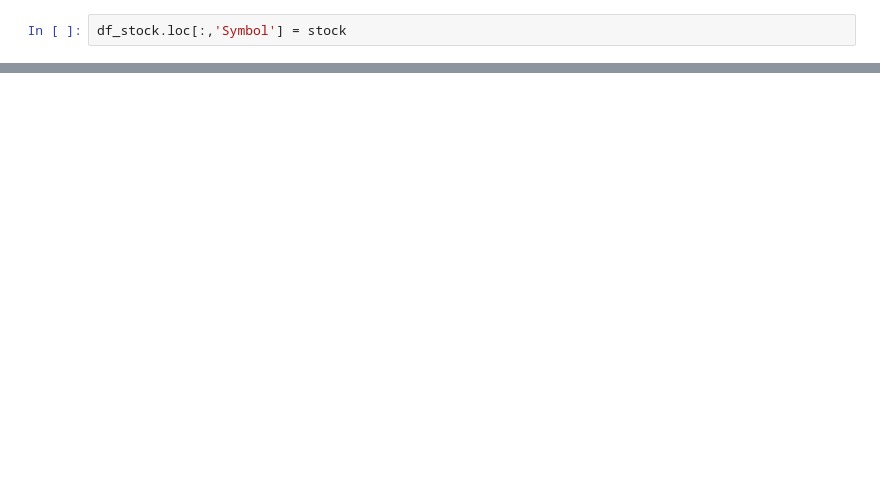
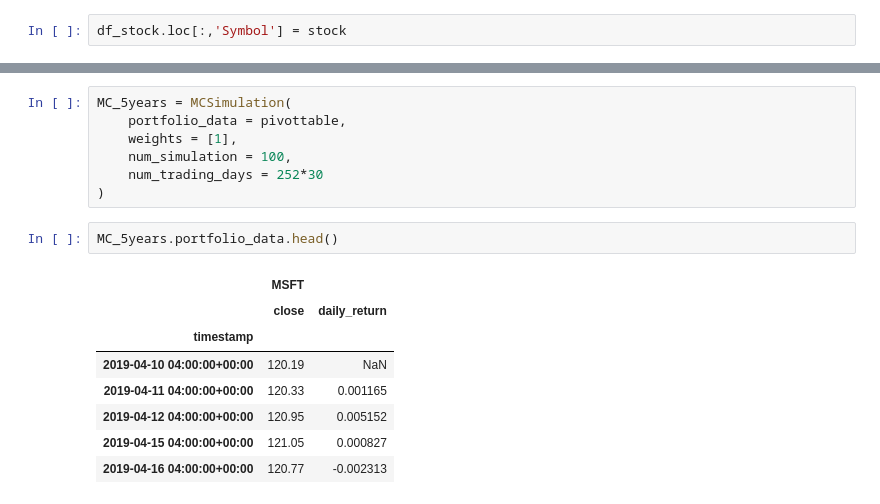
Before and after one commit to nomadic-me/dev.project.runningdigitally.com, a Jupyter notebook: Additional Coding.ipynb, the cells around one changed output, grey strips where cells are left out. Cells and saved outputs as stored; diff of their text form; blank space fills up the shorter version.

```diff
--- a/Additional Coding.ipynb
+++ b/Additional Coding.ipynb
@@ -220,0 +279,18 @@ st.info
+# %%
+MC_5years = MCSimulation(
+    portfolio_data = pivottable,
+    weights = [1],
+    num_simulation = 100,
+    num_trading_days = 252*30
+)
+# %%
+MC_5years.portfolio_data.head()
+# %% [output]
+|  | MSFT |  |
+|  | close | daily_return |
+| timestamp |  |  |
+| 2019-04-10 04:00:00+00:00 | 120.19 | NaN |
+| 2019-04-11 04:00:00+00:00 | 120.33 | 0.001165 |
+| 2019-04-12 04:00:00+00:00 | 120.95 | 0.005152 |
+| 2019-04-15 04:00:00+00:00 | 121.05 | 0.000827 |
+| 2019-04-16 04:00:00+00:00 | 120.77 | -0.002313 |
```
Also changed, not shown: parts of 11 cells of this notebook, 4 other files.
